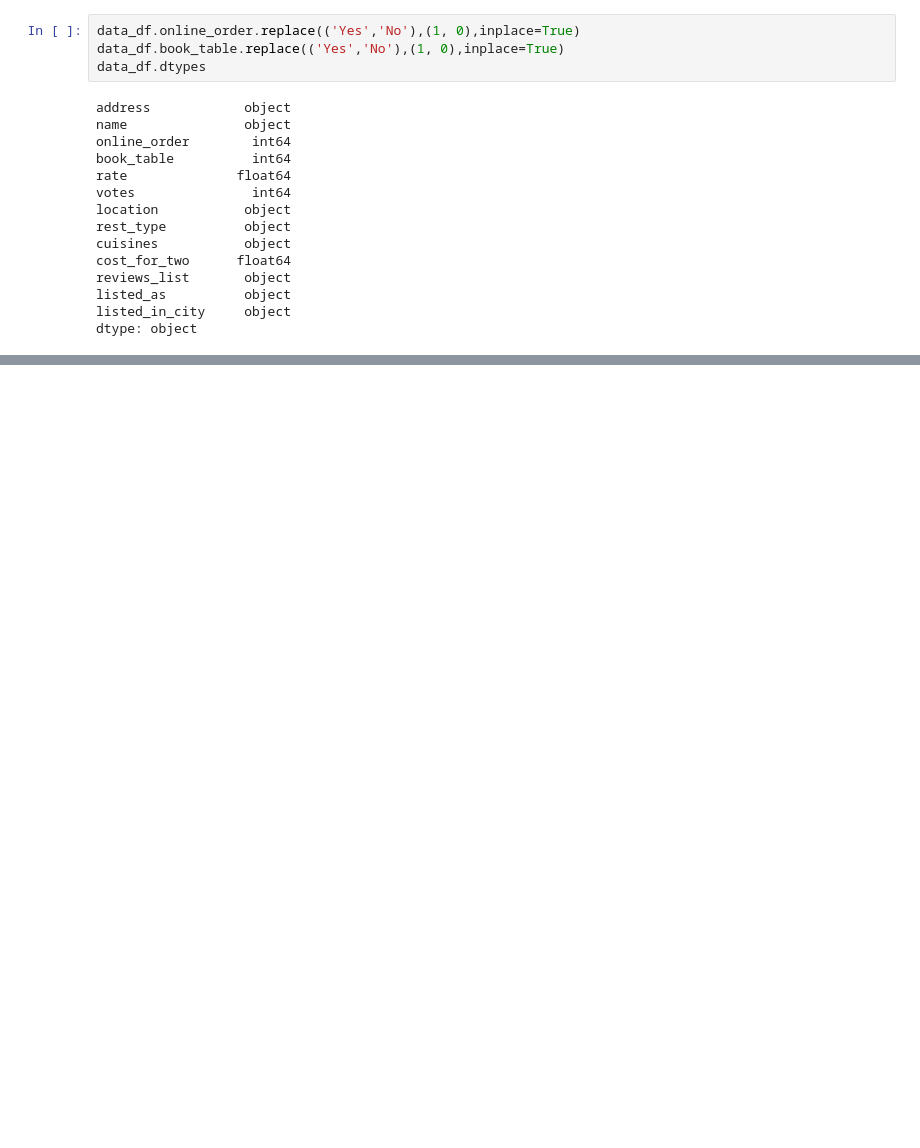
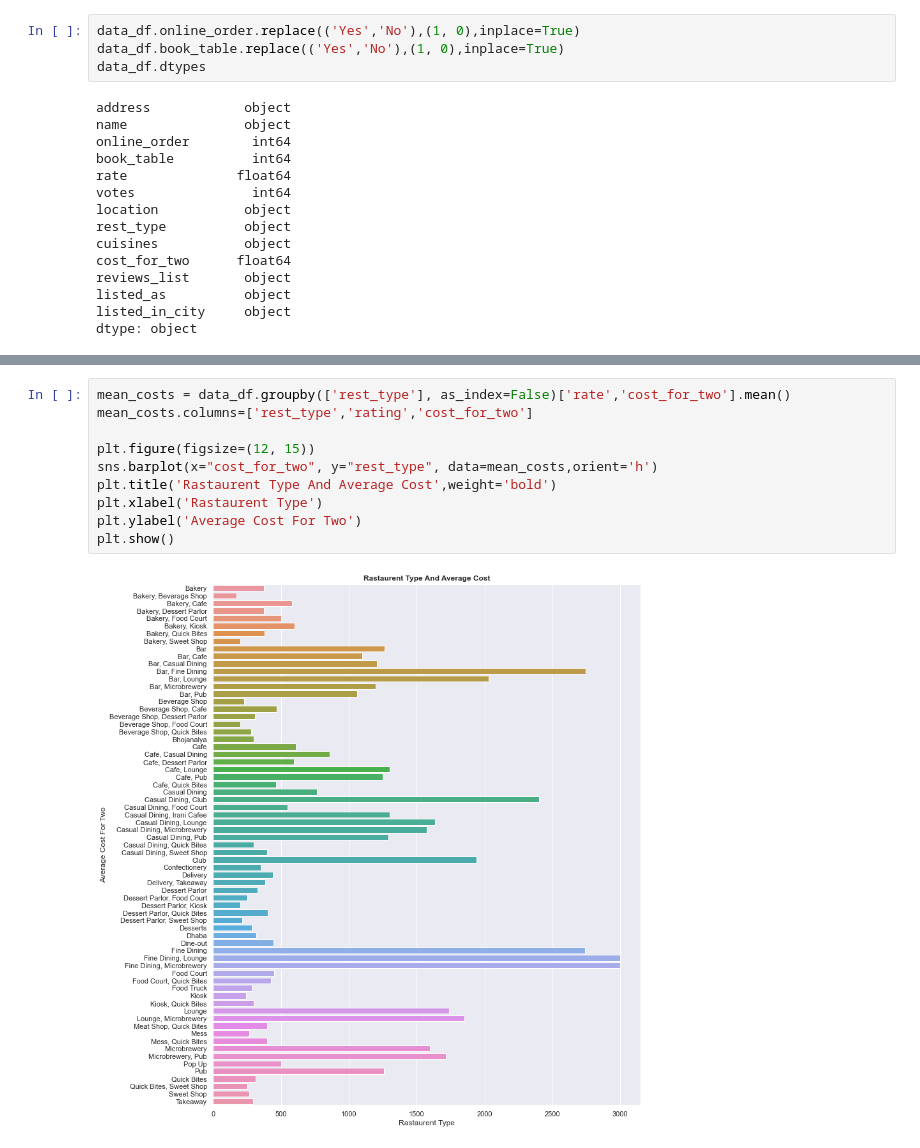
Before and after one commit to NagaSireeshaChinthala/Zomato_Restaurent_Recommendation, a Jupyter notebook: exploratory_data_analysis.ipynb, the cells around one changed output, grey strips where cells are left out. Drawn from its saved outputs; the diff is of its cells as text; blank space fills up the shorter version.

```diff
--- a/exploratory_data_analysis.ipynb
+++ b/exploratory_data_analysis.ipynb
@@ -284,0 +355,12 @@ top_20.head(20)
+# %%
+mean_costs = data_df.groupby(['rest_type'], as_index=False)['rate','cost_for_two'].mean()
+mean_costs.columns=['rest_type','rating','cost_for_two']
+
+plt.figure(figsize=(12, 15))
+sns.barplot(x="cost_for_two", y="rest_type", data=mean_costs,orient='h')
+plt.title('Rastaurent Type And Average Cost',weight='bold')
+plt.xlabel('Rastaurent Type')
+plt.ylabel('Average Cost For Two')
+plt.show()
+# %% [output]
+[figure, added]
```
Also changed, not shown: parts of 27 cells of this notebook.
